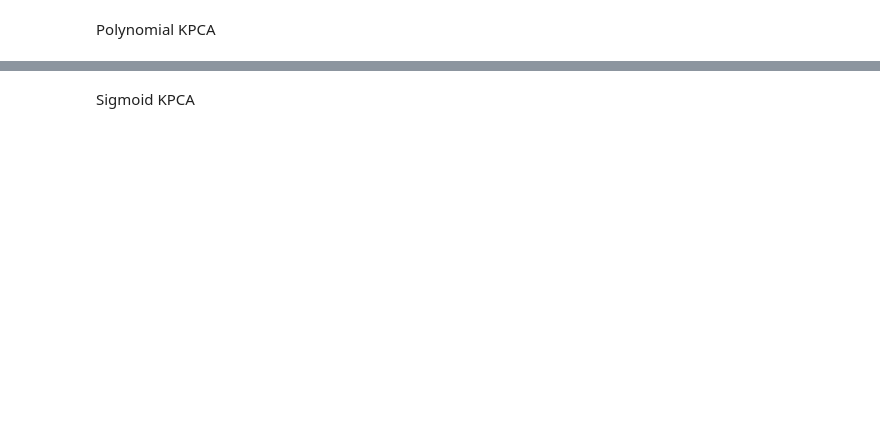
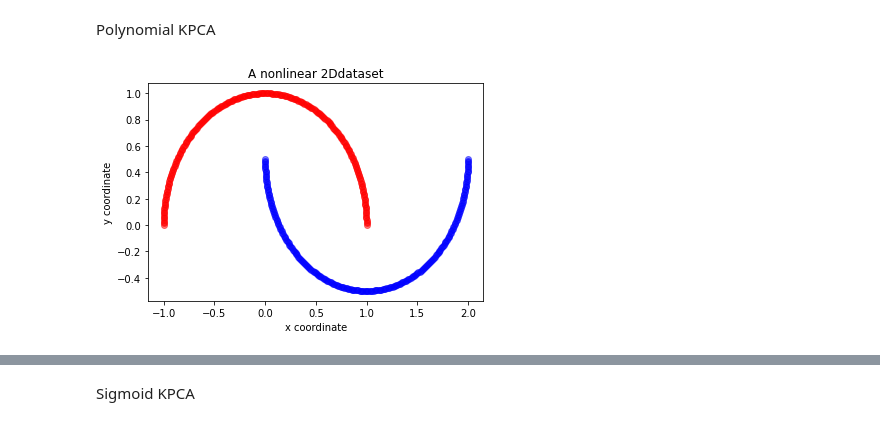
Before and after one commit to Yangliule/535-final-project, a Jupyter notebook: 535 Final Project_combined.ipynb, the cells around one changed output, grey strips where cells are left out. Cells and saved outputs as stored; diff of their text form; code cells hidden in the pictures; blank space fills up the shorter version.

```diff
--- a/535 Final Project_combined.ipynb
+++ b/535 Final Project_combined.ipynb
@@ -271,2 +249,15 @@ IndexError: boolean index did not match indexed array along dimension 0; dimensi
 # %% [markdown]
 Polynomial KPCA
+# %%
+X, y = make_moons(n_samples=500, random_state=535)
+
+plt.scatter(X[y==0, 0], X[y==0, 1], color='red', alpha=0.5)
+plt.scatter(X[y==1, 0], X[y==1, 1], color='blue', alpha=0.5)
+
+plt.title('A nonlinear 2Ddataset')
+plt.ylabel('y coordinate')
+plt.xlabel('x coordinate')
+
+plt.show()
+# %% [output]
+[figure, added]
```
Also changed, not shown: parts of 7 cells of this notebook.
